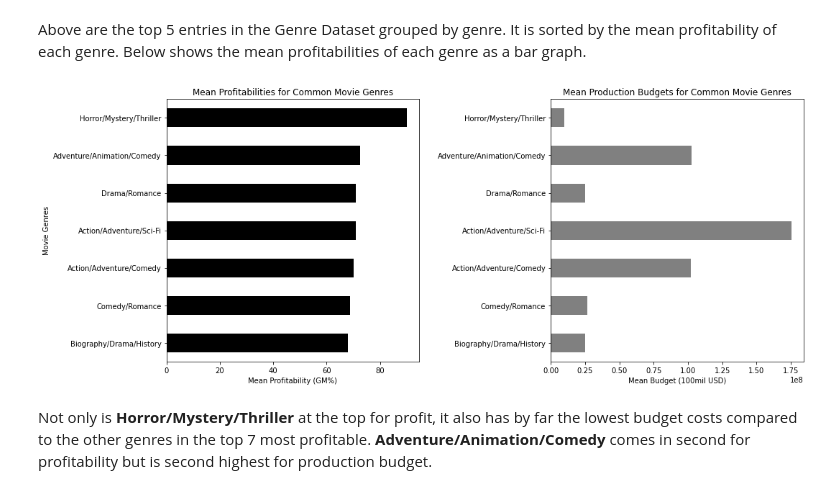
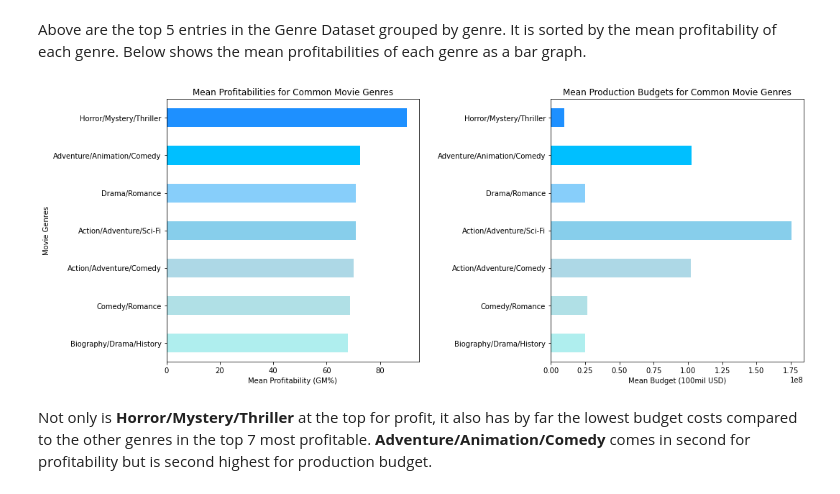
Before and after one commit to ewjohn127/dsc_project_1, a Jupyter notebook: Phase1_Project.ipynb, the cells around one changed output. Drawn from its saved outputs; the diff is of its cells as text; code cells hidden in the pictures.

```diff
--- a/Phase1_Project.ipynb
+++ b/Phase1_Project.ipynb
@@ -185,26 +185,31 @@ df_clean.filter(['Mean Profitability (GM%)', 'Mean Budget (USD)']).head()
 Above are the top 5 entries in the Genre Dataset grouped by genre. It is sorted by the mean profitability of each genre.  Below shows the mean profitabilities of each genre as a bar graph.
 # %%
 fig, axes = plt.subplots(nrows=1,ncols=2)
+figsize = (15,6)
 
-figsize = (15,6)
-# fig.set_facecolor("")
+colors = [
+            'dodgerblue', 'deepskyblue', 'lightskyblue', 'skyblue',
+            'lightblue', 'powderblue', 'paleturquoise'
+         ]
+
 df_idea1_g_grouped['gross_margin'][6::-1].plot(ax=axes[0], kind='barh',
-                                               figsize=figsize, color = 'Black',
+                                               figsize=figsize,
+                                               color = colors[::-1],
                                                title='Mean Profitabilities for Common Movie Genres')
-df_idea1_g_grouped['mean_budget'][6::-1].plot(kind='barh',ax=axes[1],
-                                              color='Grey',
+
+df_idea1_g_grouped['mean_budget'][6::-1].plot(kind='barh', ax=axes[1],
+                                              color= colors[::-1],
                                               title='Mean Production Budgets for Common Movie Genres')
 
 fig.tight_layout()
 axes[0].set_xlabel('Mean Profitability (GM%)')
 axes[1].set_xlabel('Mean Budget (100mil USD)')
 axes[0].set_ylabel('Movie Genres')
 axes[1].set_ylabel('')
-# axes[0].set_facecolor("")
-# axes[1].set_facecolor("")
+
 plt.show()
 # %% [output]
-[figure, old version]
+[figure, new version]
 # %% [markdown]
 Not only is **Horror/Mystery/Thriller** at the top for profit, it also has by far the lowest budget costs compared to the other genres in the top 7 most profitable. **Adventure/Animation/Comedy** comes in second for profitability but is second highest for production budget.
 # %% [markdown]
```
Also changed, not shown: parts of 11 cells of this notebook.
